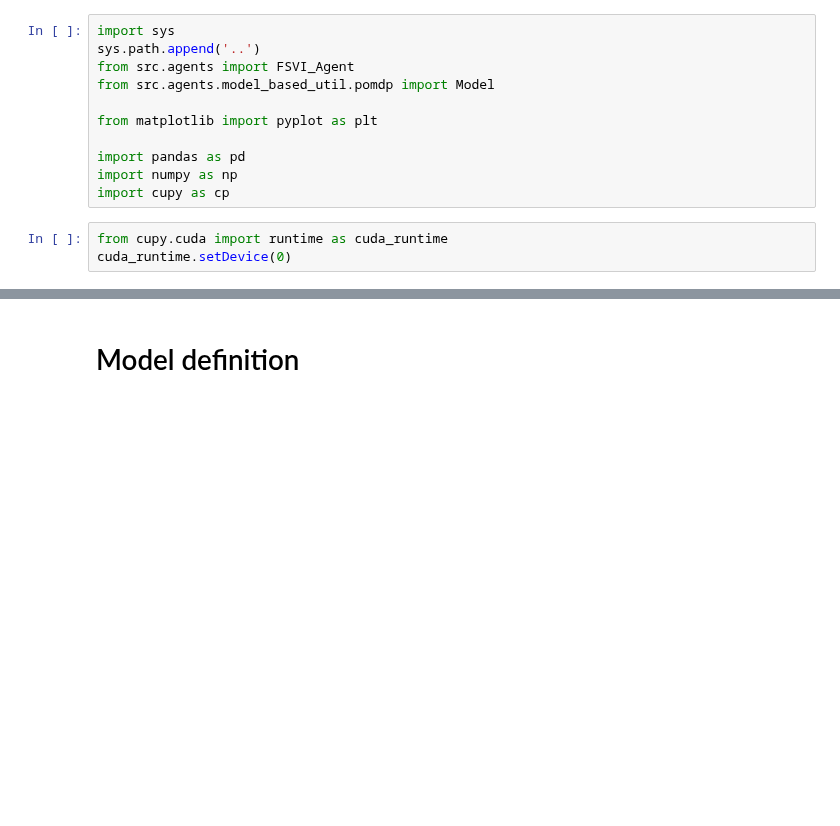
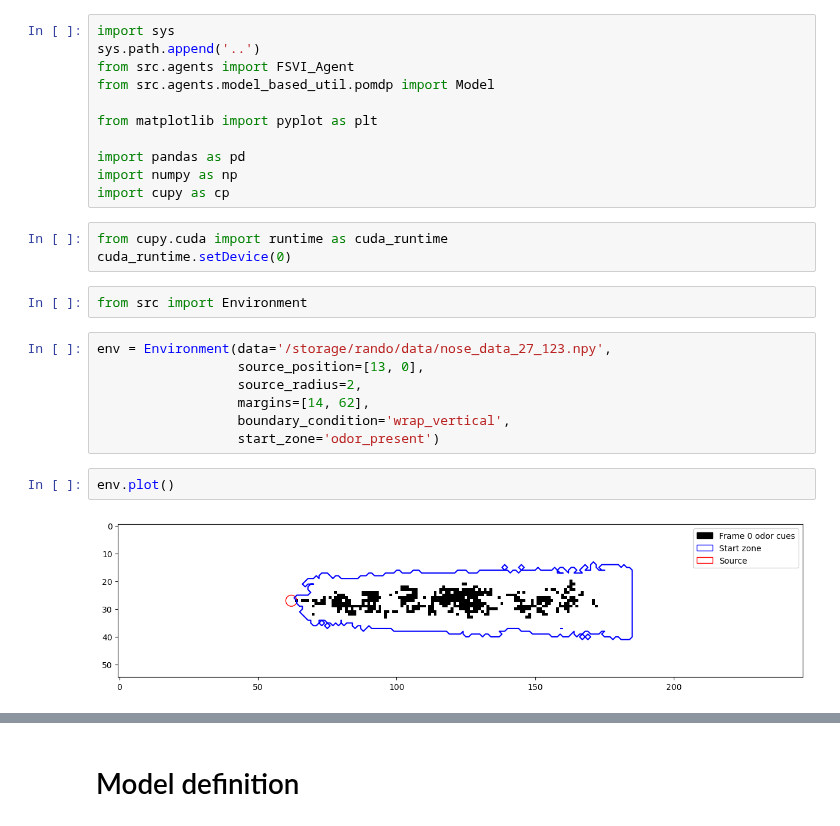
Before and after one commit to PimLb/olfactory-navigation, a Jupyter notebook: experiments/q_learning_comparisson.ipynb, the cells around one changed output, grey strips where cells are left out. Drawn from its saved outputs; the diff is of its cells as text; blank space fills up the shorter version.

```diff
--- a/experiments/q_learning_comparisson.ipynb
+++ b/experiments/q_learning_comparisson.ipynb
@@ -12,3 +12,16 @@ import cupy as cp
 # %%
 from cupy.cuda import runtime as cuda_runtime
 cuda_runtime.setDevice(0)
+# %%
+from src import Environment
+# %%
+env = Environment(data='/storage/rando/data/nose_data_27_123.npy',
+                  source_position=[13, 0],
+                  source_radius=2,
+                  margins=[14, 62],
+                  boundary_condition='wrap_vertical',
+                  start_zone='odor_present')
+# %%
+env.plot()
+# %% [output]
+[figure, added]
```
Also changed, not shown: parts of 1 cell of this notebook, 2 other files.
